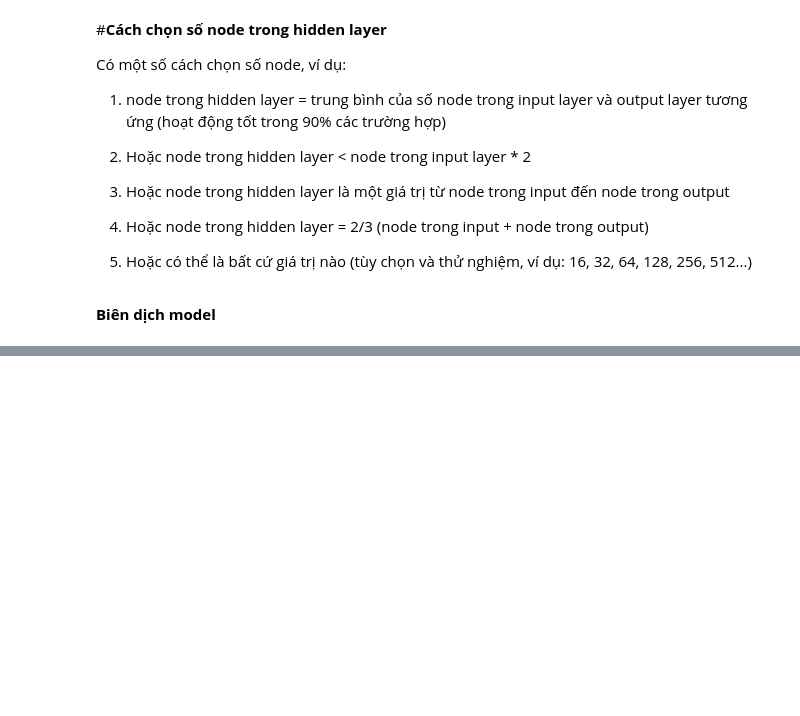
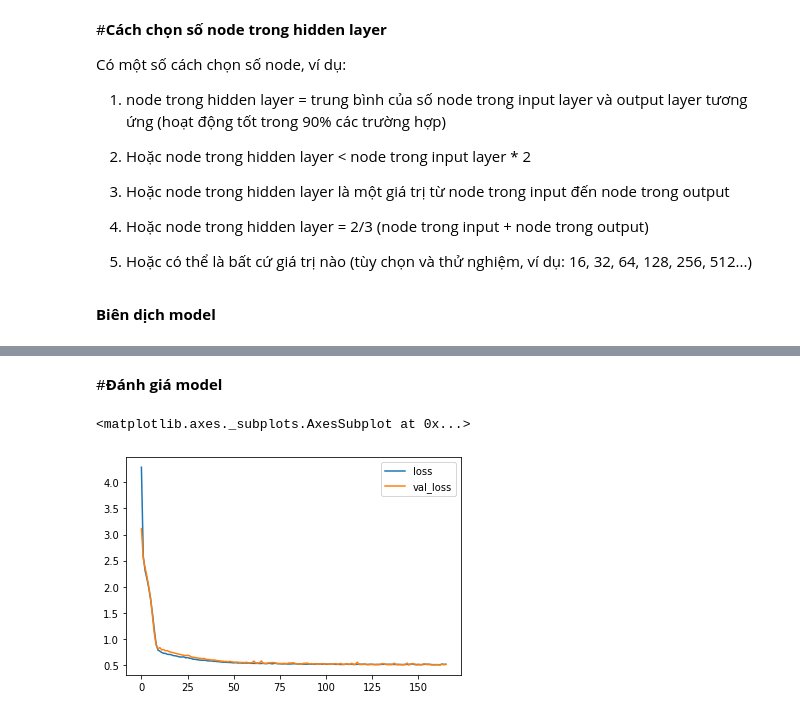
Before and after one commit to lualua0909/DeepLearning-LDS8, a Jupyter notebook: Week_2/demo_ann.ipynb, the cells around one changed output, grey strips where cells are left out. Drawn from its saved outputs; the diff is of its cells as text; code cells hidden in the pictures; blank space fills up the shorter version.

```diff
--- a/Week_2/demo_ann.ipynb
+++ b/Week_2/demo_ann.ipynb
@@ -72,0 +127,25 @@ model.compile(optimizer='adam', loss='mae')
+# %%
+from tensorflow.keras.callbacks import EarlyStopping
+
+early_stopping = EarlyStopping(
+    min_delta=0.001,
+    patience=20,
+    restore_best_weights=True
+)
+# %%
+history = model.fit(
+    X_train, y_train,
+    validation_data=(X_valid, y_valid),
+    batch_size=32,
+    epochs=200,
+    callbacks=[early_stopping],
+    verbose=0 #turn off training log
+)
+# %% [markdown]
+#**Đánh giá model**
+# %%
+history_df = pd.DataFrame(history.history)
+history_df.loc[:, ['loss', 'val_loss']].plot()
+# %% [output]
+<matplotlib.axes._subplots.AxesSubplot at 0x...>
+[figure, added]
```
Also changed, not shown: parts of 31 cells of this notebook.
